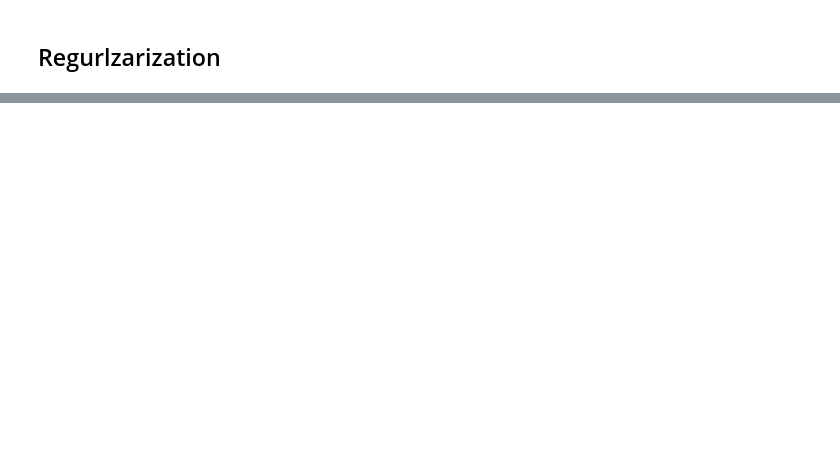
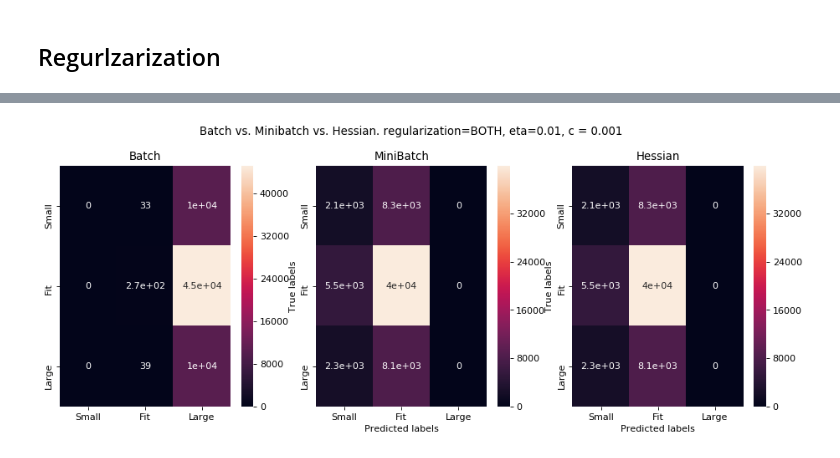
Before and after one commit to Hd0702/CSE5324, a Jupyter notebook: A3/Time Visuals.ipynb, the cells around one changed output, grey strips where cells are left out. Cells and saved outputs as stored; diff of their text form; code cells hidden in the pictures; blank space fills up the shorter version.

```diff
--- a/A3/Time Visuals.ipynb
+++ b/A3/Time Visuals.ipynb
@@ -140,5 +156,6 @@ array([1, 1, 1, ..., 2, 2, 2])
 #now split into training and testing data
 import numpy as np
 from sklearn.model_selection import train_test_split
+X_total = x
+y_total = y
 X_train, X_test, y_train, y_test = train_test_split(x, y, test_size = .80)
-y_train
@@ -670,0 +644,16 @@ ValueError: too many values to unpack (expected 2)
+# %%
+i = 0
+index = 0
+regs = []
+max_score = 0
+print(ls_scores)
+for reg in ["BOTH"]:
+    for c in [.001, .01, .1, 3]:
+        for e in [.01]:
+            if ls_scores[i][1] > max_score:
+                print(i)
+                max_score = ls_scores[i][1]
+                index = 0
+                regs = [reg,c,e]
+            i += 1
+print(regs)
@@ -671,39 +672,44 @@ ValueError: too many values to unpack (expected 2)
 # %%
-#now we are going to plot it
-#how????
-#they said a confusion matrix
-#3x3 confusion matrix...
-#we can have 15 confusion matricies. good way to plot? thatll be  alot of em but a good cisualization
 import seaborn as sn
 import pandas as pd
 import matplotlib.pyplot as plt
 import matplotlib
-print('matplotlib: {}'.format(matplotlib.__version__))
-for reg in ["L1", "L2", "BOTH"]:
-    print(reg)
-    for c in [.001, .01, .1, 3]:
-        for e in [.001, .01, .1]:
-            #now we can print the matricies
-            #this may be a lot but its a good idea for our BEST one
-            l1 = ls_confusion_matrices[(reg, c,e)]
-            lr = lr_confusion_matrices[(reg, c,e)]
-            df_cm = pd.DataFrame(l1, index = [i for i in ["Y1", "Y2", "Y3"]],
-                      columns = [i for i in ["Y1", "Y2", "Y3"]])
-            plt.figure(num=None, figsize=(14, 6), dpi=80, facecolor='w', edgecolor='k')
-            ax = plt.subplot(1, 2, 1)
-            #ax.set_ylim(-0.5, -0.5)
-            plt.subplots_adjust(bottom=0.28)
-            print(ax.get_ylim(), "LABELES")
-            ax.set_xlabel('Predicted labels');ax.set_ylabel('True labels');
-            #plt.gcf().subplots_adjust(top=0.15)
-            sn.heatmap(df_cm, annot=True)
-            ax = plt.subplot(1,2,2)
-            df_cm = pd.DataFrame(lr, index = [i for i in ["Y1", "Y2", "Y3"]],
-                      columns = [i for i in ["Y1", "Y2", "Y3"]])
-            sn.heatmap(df_cm, annot=True,)
-            print(ax.get_ylim(), "LABELES")
-            #ax.set_ylim(len(df_cm)-0.5, -0.5)
-            ax.set_xlabel('Predicted labels');
-            ax.set_ylabel('True labels')
-            plt.show()
+def confusions(ls_conf, lr_conf, nt_conf):
+    for reg in ["BOTH"]:
+        for c in [.001, .01, .1, 3]:
+            for e in [.01]:
+                #now we can print the matricies
+                #this may be a lot but its a good idea for our BEST one
+                l1 = ls_conf[(reg, c,e)]
+                lr = lr_conf[(reg, c,e)]
+                nt = nt_conf[(reg,c,e)]
+                df_cm = pd.DataFrame(l1, index = [i for i in ["Small", "Fit", "Large"]],
+                          columns = [i for i in ["Small", "Fit", "Large"]])
+                plt.figure(num=None, figsize=(14, 6), dpi=80, facecolor='w', edgecolor='k')
+                title = "Batch vs. Minibatch vs. Hessian. regularization={0}, eta={1}, c = {2}".format(reg, e, c)
+                ax = plt.subplot(1, 3, 1)
+                plt.title("Batch")
+                #ax.set_ylim(-0.5, -0.5)
+                plt.subplots_adjust(bottom=0.28)
+                ax.set_xlabel('Predicted labels');ax.set_ylabel('True labels');
+                #plt.gcf().subplots_adjust(top=0.15)
+                sn.heatmap(df_cm, annot=True)
+                ax = plt.subplot(1,3,2)
+                plt.title("MiniBatch")
+                df_cm = pd.DataFrame(lr, index = [i for i in ["Small", "Fit", "Large"]],
+                          columns = [i for i in ["Small", "Fit", "Large"]])
+                sn.heatmap(df_cm, annot=True,)
+                #ax.set_ylim(len(df_cm)-0.5, -0.5)
+                ax.set_xlabel('Predicted labels');
+                ax.set_ylabel('True labels')
+                px = plt.subplot(1,3,3)
+                plt.title("Hessian")
+                df_cm = pd.DataFrame(nt, index = [i for i in ["Small", "Fit", "Large"]],
+                          columns = [i for i in ["Small", "Fit", "Large"]])
+                sn.heatmap(df_cm, annot=True,)
+                px.set_xlabel('Predicted labels');
+                px.set_ylabel('True labels')
+                plt.suptitle(title)
+                plt.show()
+confusions(ls_confusion_matrices, lr_confusion_matrices, nt_confusion_matrices)
 # %% [output]
@@ -730,0 +716 @@ L1
+[figure, added]
```
Also changed, not shown: parts of 39 cells of this notebook.
